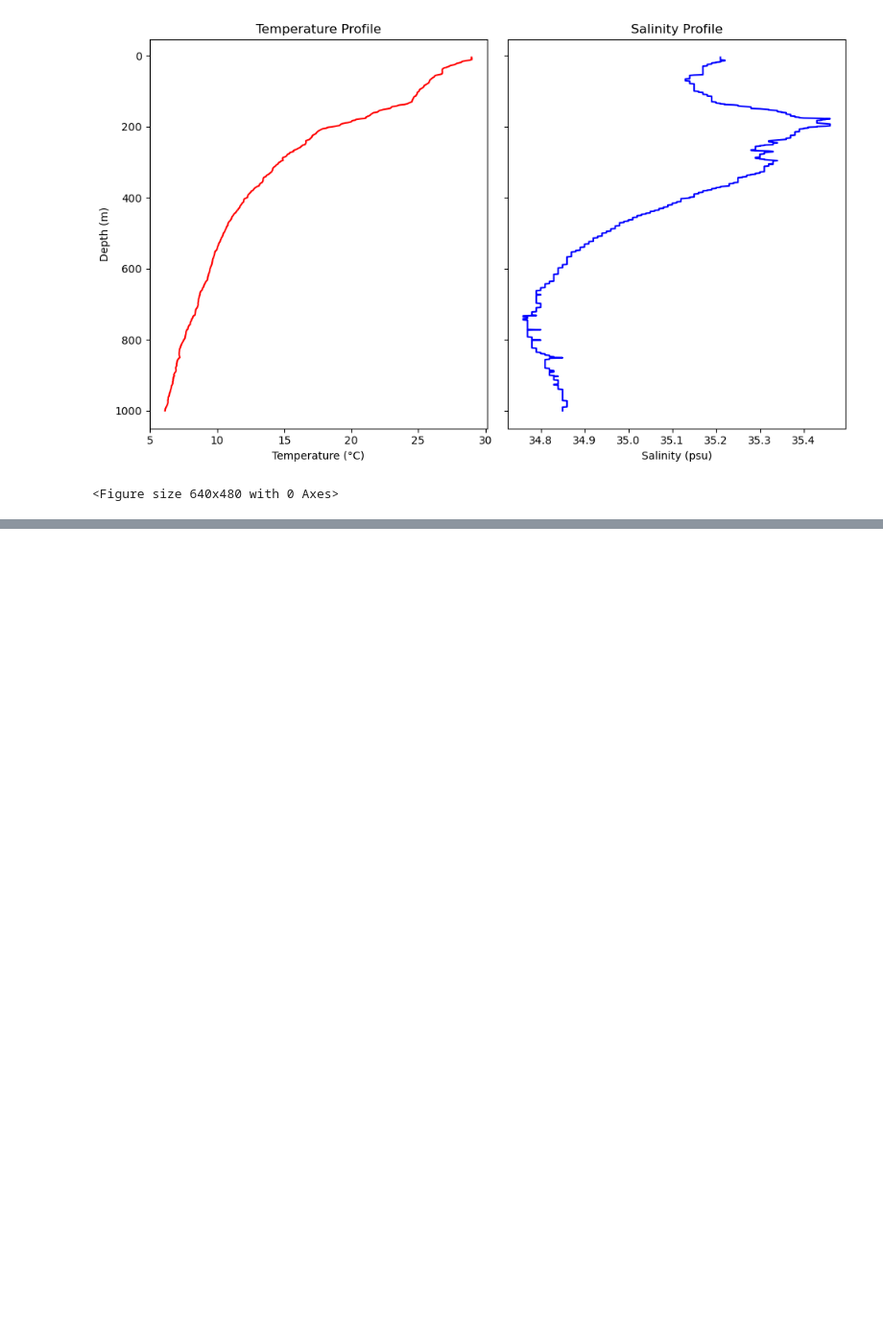
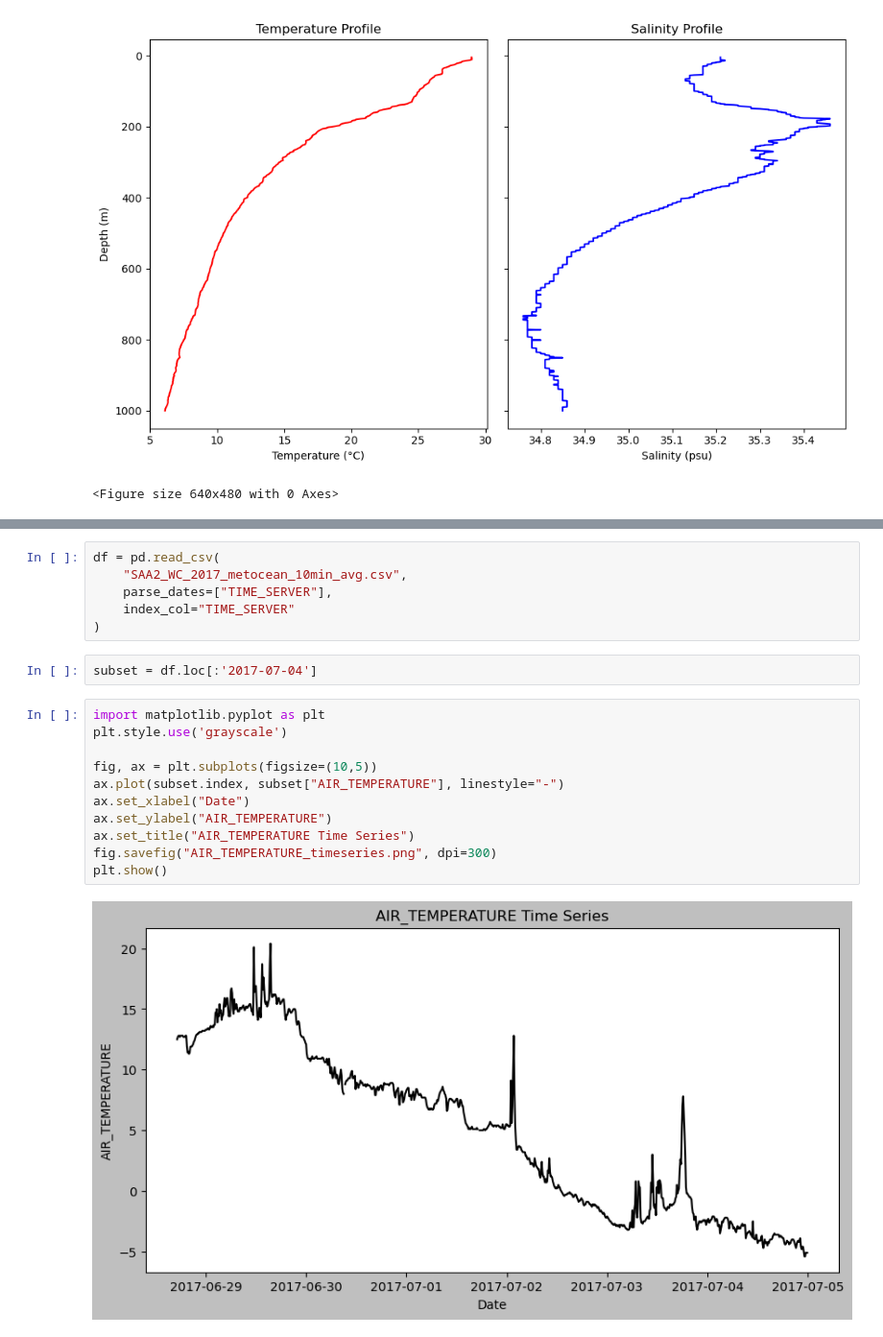
Before and after one commit to Mpondo35/mpnmaso14_SAMOS-CORE3, a Jupyter notebook: Day4.ipynb, the cells around one changed output, grey strips where cells are left out. Shown at 96% size. Saved outputs shown, nothing was run; the diff lists cells and outputs as text; blank space fills up the shorter version.

```diff
--- a/Day4.ipynb
+++ b/Day4.ipynb
@@ -60,0 +97,21 @@ plt.show()
+# %%
+df = pd.read_csv(
+    "SAA2_WC_2017_metocean_10min_avg.csv",
+    parse_dates=["TIME_SERVER"],
+    index_col="TIME_SERVER"
+)
+# %%
+subset = df.loc[:'2017-07-04']
+# %%
+import matplotlib.pyplot as plt
+plt.style.use('grayscale')
+
+fig, ax = plt.subplots(figsize=(10,5))
+ax.plot(subset.index, subset["AIR_TEMPERATURE"], linestyle="-")
+ax.set_xlabel("Date")
+ax.set_ylabel("AIR_TEMPERATURE")
+ax.set_title("AIR_TEMPERATURE Time Series")
+fig.savefig("AIR_TEMPERATURE_timeseries.png", dpi=300)
+plt.show()
+# %% [output]
+[figure, added]
```
Also changed, not shown: parts of 7 cells of this notebook.
